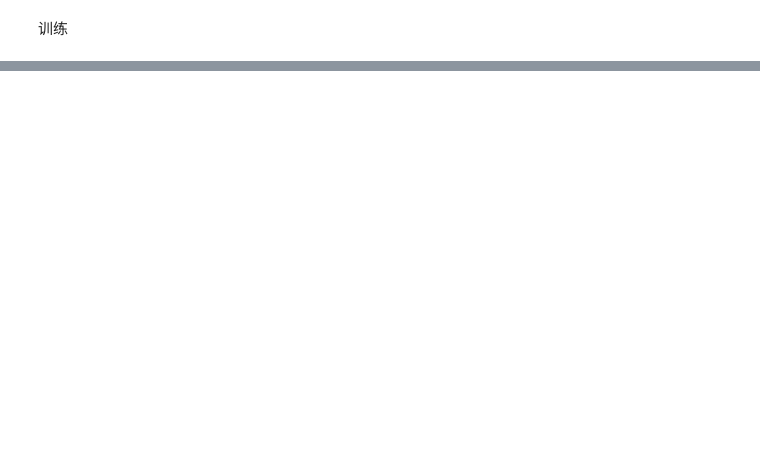
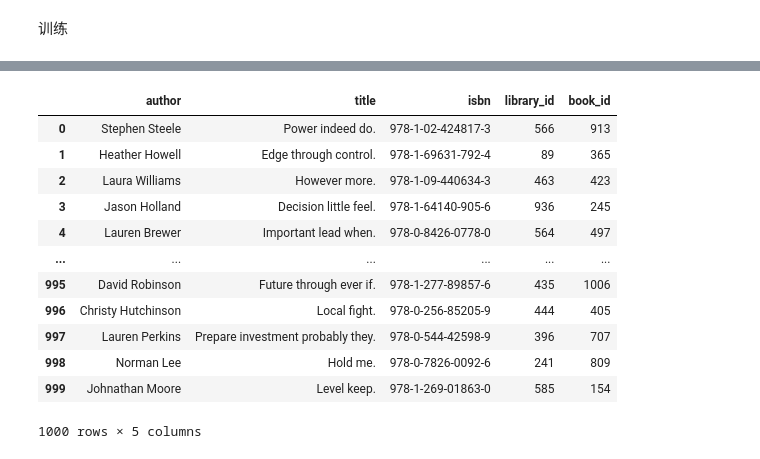
Before and after one commit to hitsz-ids/synthetic-data-generator, a Jupyter notebook: 100k_test_label.ipynb, the cells around one changed output, grey strips where cells are left out. Cells and saved outputs as stored; diff of their text form; code cells hidden in the pictures; blank space fills up the shorter version.

```diff
--- a/100k_test_label.ipynb
+++ b/100k_test_label.ipynb
@@ -1,5 +1,6 @@
 # %%
 from mycode.common import *
+SEPERATOR = "_TABLE_"
 # %% [markdown]
 构造数据
 # %%
@@ -21,0 +26,29 @@ len(result_table)=1000
+# %%
+keys = set(x_key) - {None}
+for i, x_table_name in enumerate(x_table):
+    columns = set(tables[x_table_name].columns)
+    result_table_columns_map[x_table_name] = {}
+    unique_columns = columns - keys # 除去ref key
+    reference_columns = keys.intersection(columns)
+    temp = tables[x_table_name]
+    if unique_columns:
+        convert_columns = {x: x_table_name + SEPERATOR + x for x in unique_columns}
+        temp = temp.rename(columns=convert_columns)
+        result_table_columns_map[x_table_name].update({
+            value: key for key, value in convert_columns.items()
+        })
+    if reference_columns:
+        convert_columns = {x: "REF" + SEPERATOR + x for x in reference_columns}
+        temp = temp.rename(columns=convert_columns)
+        result_table_columns_map[x_table_name].update({
+            value: key for key, value in convert_columns.items()
+        })
+    # x_table_name
+    if result_table is not None:
+        on_key = "REF" + SEPERATOR + x_key[i]
+        result_table = pd.merge(result_table, temp, on=on_key, how=x_how[i])
+    else:
+        result_table = temp
+    print(f"{len(result_table)}", end=" ")
+print(len(result_table.columns))
+#result_table
@@ -184,0 +273,20 @@ data_res.to_csv("test_1k_simulate.csv", index=False)
+# %%
+synthesized_tables = {
+    table_name: data_res[table_map.keys()].rename(columns=table_map) for table_name, table_map in result_table_columns_map.items()
+}
+# %%
+synthesized_tables["Book"]
+# %% [output]
+|  | author | title | isbn | library_id | book_id |
+| 0 | Stephen Steele | Power indeed do. | 978-1-02-424817-3 | 566 | 913 |
+| 1 | Heather Howell | Edge through control. | 978-1-69631-792-4 | 89 | 365 |
+| 2 | Laura Williams | However more. | 978-1-09-440634-3 | 463 | 423 |
+| 3 | Jason Holland | Decision little feel. | 978-1-64140-905-6 | 936 | 245 |
+| 4 | Lauren Brewer | Important lead when. | 978-0-8426-0778-0 | 564 | 497 |
+| ... | ... | ... | ... | ... | ... |
+| 995 | David Robinson | Future through ever if. | 978-1-277-89857-6 | 435 | 1006 |
+| 996 | Christy Hutchinson | Local fight. | 978-0-256-85205-9 | 444 | 405 |
+| 997 | Lauren Perkins | Prepare investment probably they. | 978-0-544-42598-9 | 396 | 707 |
+| 998 | Norman Lee | Hold me. | 978-0-7826-0092-6 | 241 | 809 |
+| 999 | Johnathan Moore | Level keep. | 978-1-269-01863-0 | 585 | 154 |
+1000 rows × 5 columns
```
Also changed, not shown: parts of 15 cells of this notebook.
